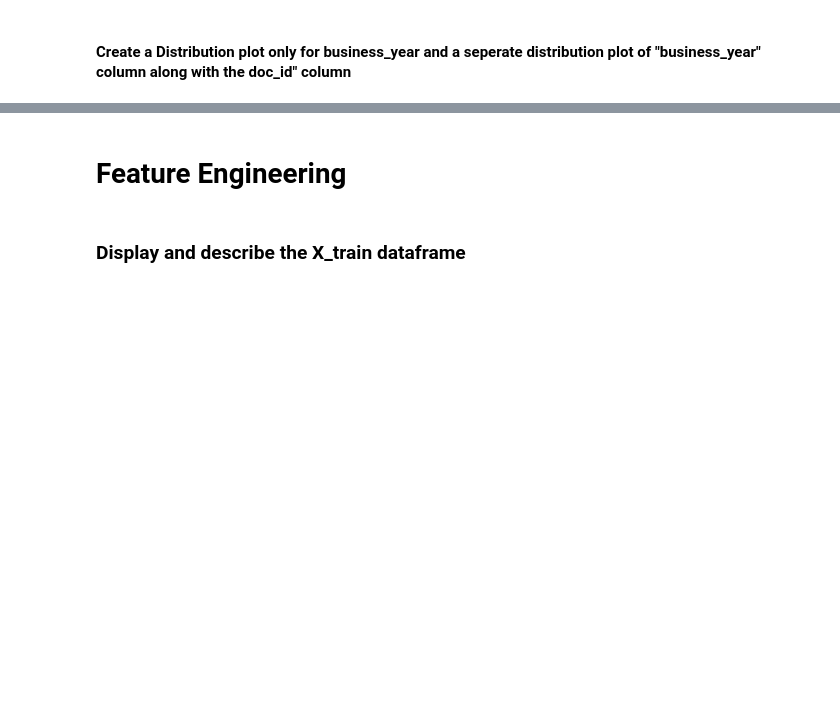
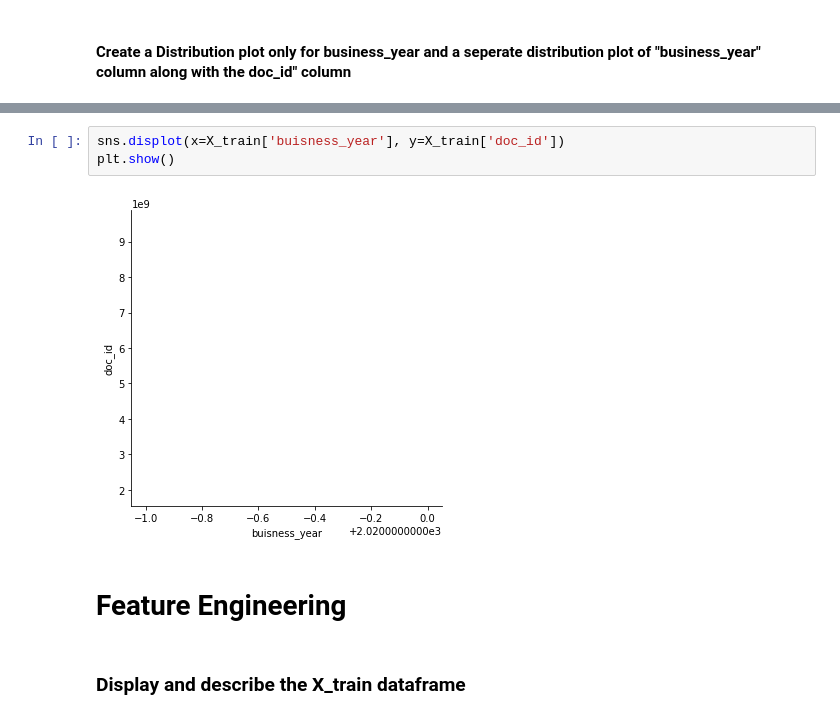
Before and after one commit to nooobcoder/HighRadiusTraining, a Jupyter notebook: project1/Revised Project.ipynb, the cells around one changed output, grey strips where cells are left out. Saved outputs shown, nothing was run; the diff lists cells and outputs as text; blank space fills up the shorter version.

```diff
--- a/project1/Revised Project.ipynb
+++ b/project1/Revised Project.ipynb
@@ -680,3 +715,8 @@ X_val.shape, X_test.shape, y_val.shape, y_test.shape
+# %%
+sns.displot(x=X_train['buisness_year'], y=X_train['doc_id'])
+plt.show()
+# %% [output]
+[figure, added]
 # %% [markdown]
 # Feature Engineering
 # %% [markdown]
```
Also changed, not shown: parts of 14 cells of this notebook.
